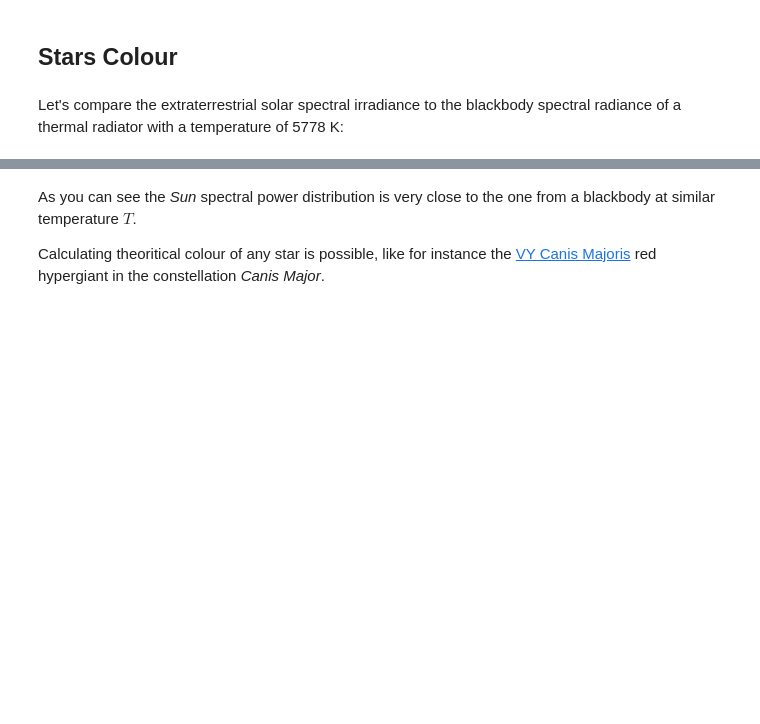
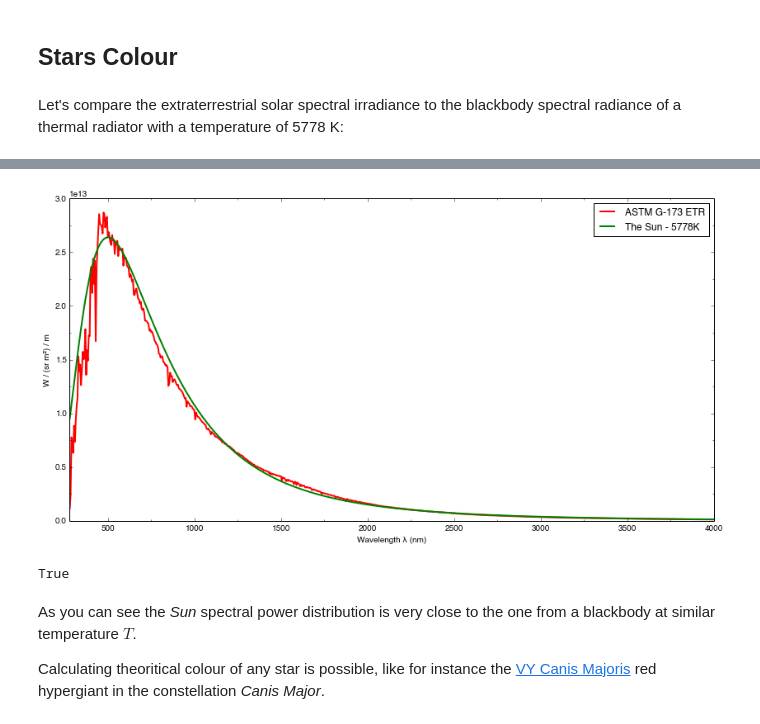
Before and after one commit to colour-science/colour-notebooks, a Jupyter notebook: notebooks/colorimetry/blackbody.ipynb, the cells around one changed output, grey strips where cells are left out. Drawn from its saved outputs; the diff is of its cells as text; code cells hidden in the pictures; blank space fills up the shorter version.

```diff
--- a/notebooks/colorimetry/blackbody.ipynb
+++ b/notebooks/colorimetry/blackbody.ipynb
@@ -386,3 +81,22 @@ True
+# %%
+# Comparing theoretical and measured *Sun* spectral distributions.
+# Arbitrary ASTM_G_173_ETR scaling factor calculated with
+# :def:`colour.spectral_to_XYZ` definition.
+ASTM_G_173_spd = ASTM_G_173_ETR.clone() * 1.37905559e+13
+
+ASTM_G_173_spd.interpolate(colour.SpectralShape(steps=5), method='Linear')
+
+blackbody_spd = colour.blackbody_spd(
+    5778,
+    ASTM_G_173_spd.shape)
+blackbody_spd.name = 'The Sun - 5778K'
+
+multi_spd_plot([ASTM_G_173_spd, blackbody_spd],
+               y_label=u'W / (sr m²) / m',
+               legend_location='upper right')
+# %% [output]
+[figure, added]
+True
 # %% [markdown]
 As you can see the *Sun* spectral power distribution is very close to the one from a blackbody at similar temperature $T$.
 
```
Also changed, not shown: parts of 7 cells of this notebook, 7 other files.
